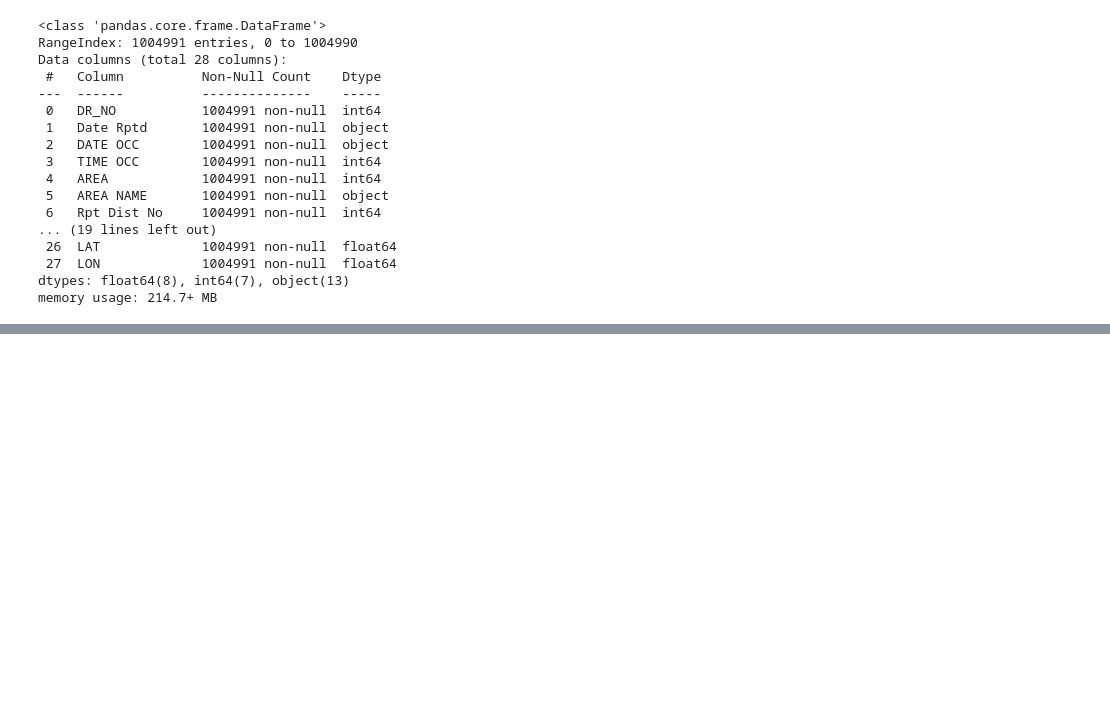
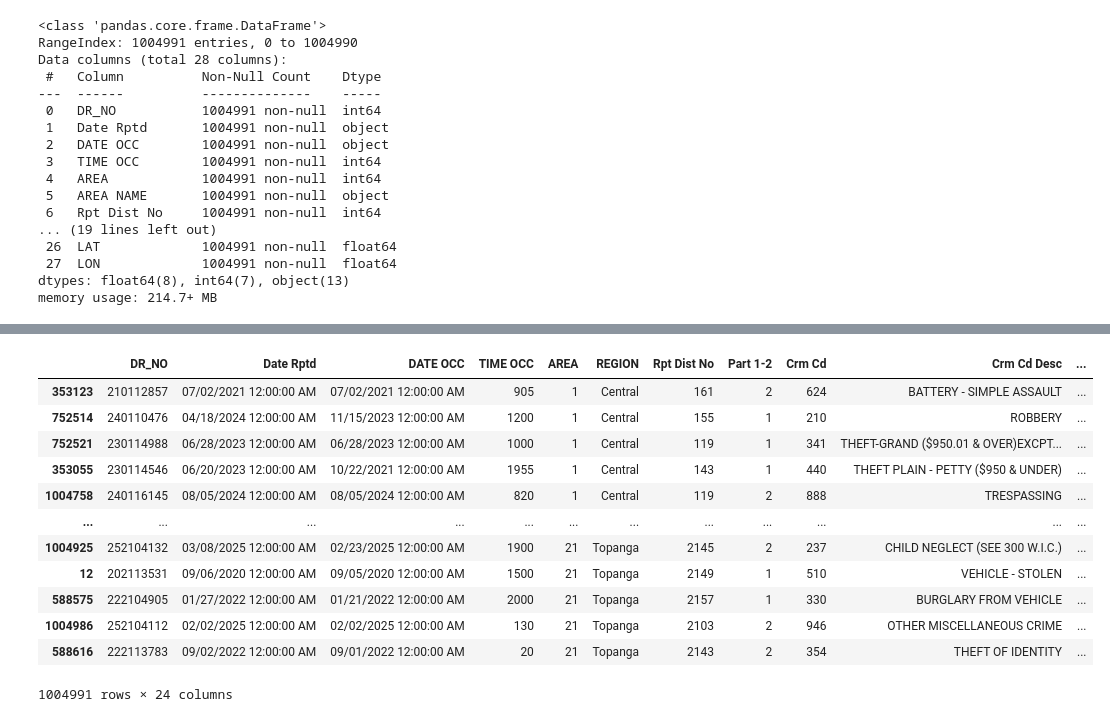
Before and after one commit to DanosAJ4/IA-340-2-Fall25, a Jupyter notebook: lab2.ipynb, the cells around one changed output, grey strips where cells are left out. Saved outputs shown, nothing was run; the diff lists cells and outputs as text; code cells hidden in the pictures; blank space fills up the shorter version.

```diff
--- a/lab2.ipynb
+++ b/lab2.ipynb
@@ -134,0 +130,16 @@ df.dropna()
+# %%
+df.sort_values(by='AREA')
+# %% [output]
+|  | DR_NO | Date Rptd | DATE OCC | TIME OCC | AREA | REGION | Rpt Dist No | Part 1-2 | Crm Cd | Crm Cd Desc | ... |
+| 353123 | 210112857 | 07/02/2021 12:00:00 AM | 07/02/2021 12:00:00 AM | 905 | 1 | Central | 161 | 2 | 624 | BATTERY - SIMPLE ASSAULT | ... |
+| 752514 | 240110476 | 04/18/2024 12:00:00 AM | 11/15/2023 12:00:00 AM | 1200 | 1 | Central | 155 | 1 | 210 | ROBBERY | ... |
+| 752521 | 230114988 | 06/28/2023 12:00:00 AM | 06/28/2023 12:00:00 AM | 1000 | 1 | Central | 119 | 1 | 341 | THEFT-GRAND ($950.01 & OVER)EXCPT... | ... |
+| 353055 | 230114546 | 06/20/2023 12:00:00 AM | 10/22/2021 12:00:00 AM | 1955 | 1 | Central | 143 | 1 | 440 | THEFT PLAIN - PETTY ($950 & UNDER) | ... |
+| 1004758 | 240116145 | 08/05/2024 12:00:00 AM | 08/05/2024 12:00:00 AM | 820 | 1 | Central | 119 | 2 | 888 | TRESPASSING | ... |
+| ... | ... | ... | ... | ... | ... | ... | ... | ... | ... | ... | ... |
+| 1004925 | 252104132 | 03/08/2025 12:00:00 AM | 02/23/2025 12:00:00 AM | 1900 | 21 | Topanga | 2145 | 2 | 237 | CHILD NEGLECT (SEE 300 W.I.C.) | ... |
+| 12 | 202113531 | 09/06/2020 12:00:00 AM | 09/05/2020 12:00:00 AM | 1500 | 21 | Topanga | 2149 | 1 | 510 | VEHICLE - STOLEN | ... |
+| 588575 | 222104905 | 01/27/2022 12:00:00 AM | 01/21/2022 12:00:00 AM | 2000 | 21 | Topanga | 2157 | 1 | 330 | BURGLARY FROM VEHICLE | ... |
+| 1004986 | 252104112 | 02/02/2025 12:00:00 AM | 02/02/2025 12:00:00 AM | 130 | 21 | Topanga | 2103 | 2 | 946 | OTHER MISCELLANEOUS CRIME | ... |
+| 588616 | 222113783 | 09/02/2022 12:00:00 AM | 09/01/2022 12:00:00 AM | 20 | 21 | Topanga | 2143 | 2 | 354 | THEFT OF IDENTITY | ... |
+1004991 rows × 24 columns
```
Also changed, not shown: parts of 21 cells of this notebook.
